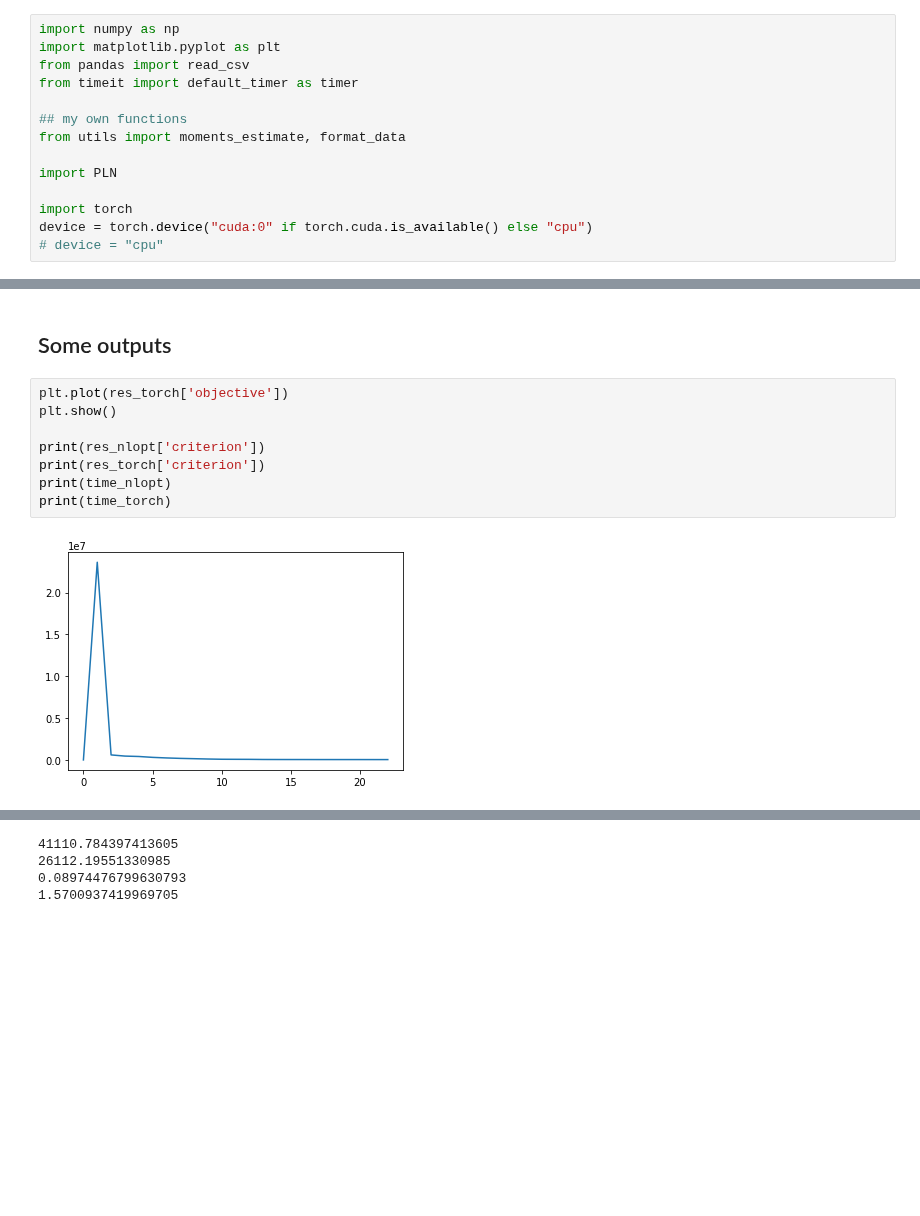
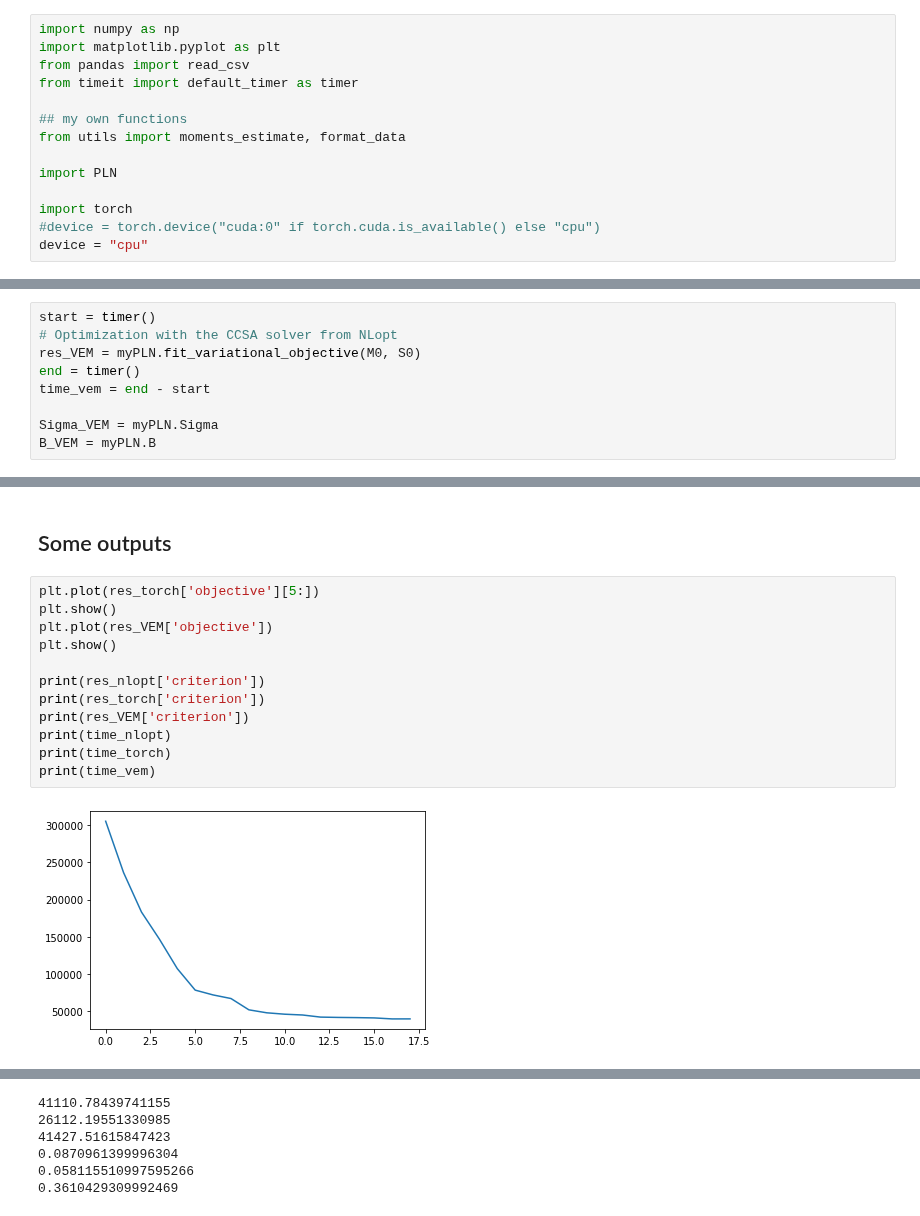
Before and after one commit to PLN-team/pyPLNmodels, a Jupyter notebook: example_oaks.ipynb, the cells around one changed output, grey strips where cells are left out. Drawn from its saved outputs; the diff is of its cells as text; blank space fills up the shorter version.

```diff
--- a/example_oaks.ipynb
+++ b/example_oaks.ipynb
@@ -12,8 +12,8 @@ from utils import moments_estimate, format_data
 import PLN
 
 import torch
-device = torch.device("cuda:0" if torch.cuda.is_available() else "cpu")
-# device = "cpu"
+#device = torch.device("cuda:0" if torch.cuda.is_available() else "cpu")
+device = "cpu"
 # %% [markdown]
 ## Read oaks data set
 # %%
@@ -52,0 +55,9 @@ B_profiled_torch = myPLN.B
+# %%
+start = timer()
+# Optimization with the CCSA solver from NLopt
+res_VEM = myPLN.fit_variational_objective(M0, S0)
+end = timer()
+time_vem = end - start
+
+Sigma_VEM = myPLN.Sigma
+B_VEM = myPLN.B
@@ -53,12 +70,16 @@ B_profiled_torch = myPLN.B
 # %% [markdown]
 ## Some outputs
 # %%
-plt.plot(res_torch['objective'])
+plt.plot(res_torch['objective'][5:])
+plt.show()
+plt.plot(res_VEM['objective'])
 plt.show()
 
 print(res_nlopt['criterion'])
 print(res_torch['criterion'])
+print(res_VEM['criterion'])
 print(time_nlopt)
 print(time_torch)
+print(time_vem)
 # %% [output]
-[figure, old version]
+[figure, new version]
@@ -65,4 +87,6 @@ print(time_torch)
-41110.784397413605
+41110.78439741155
 26112.19551330985
-0.08974476799630793
-1.5700937419969705
+41427.51615847423
+0.0870961399996304
+0.058115510997595266
+0.3610429309992469
```
Also changed, not shown: parts of 5 cells of this notebook, 1 other file.
